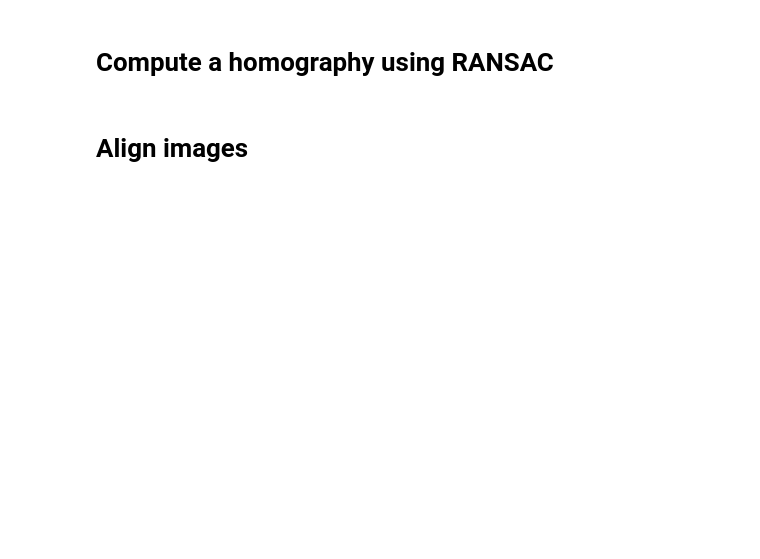
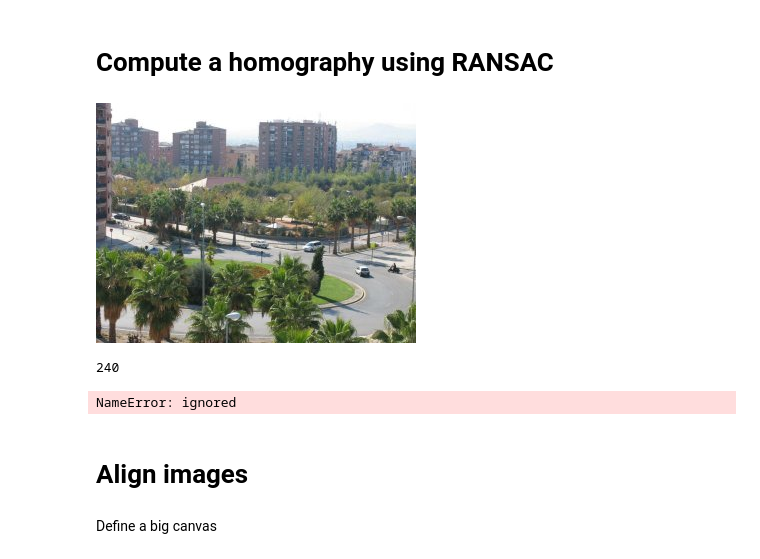
Before and after one commit to RoseSarlake/Computer-Vision, a Jupyter notebook: final.ipynb, the cells around one changed output. Saved outputs shown, nothing was run; the diff lists cells and outputs as text; code cells hidden in the pictures; blank space fills up the shorter version.

```diff
--- a/final.ipynb
+++ b/final.ipynb
@@ -30,4 +161,39 @@ len(images)
+# %%
+# create a matrix to store matching point pairs
+p1 = np.zeros((len(matches), 2))
+p2 = np.zeros((len(matches), 2))
+for i in range(len(matches)):
+  p1[i, :] = kp1[matches[i].queryIdx].pt
+  p2[i, :] = kp2[matches[i].trainIdx].pt
 # %% [markdown]
 # Compute a homography using RANSAC
+# %%
+# compute the homography
+homography, mask = cv2.findHomography(p1, p2, cv2.RANSAC)
+transformed_img = cv2.warpPerspective(images[0], homography, (images[1].shape[1], images[1].shape[0]))
+transformed_img[0:images[1].shape[0], 0:images[1].shape[1]] = images[1]
+cv2_imshow(transformed_img)
+# %% [output]
+[figure, added]
+# %%
+images[1].shape[0]
+# %% [output]
+240
+# %%
+width = images[0].shape[1] + images[1].shape[1]
+height = images[0].shape[0] + images[1].shape[0]
+height, width = img2.shape
+result = cv2.warpPerspective(trainImg, H, (width, height))
+result[0:queryImg.shape[0], 0:queryImg.shape[1]] = queryImg
+
+plt.figure(figsize=(20,10))
+plt.imshow(result)
+
+plt.axis('off')
+plt.show()
+# %% [output]
+NameError: ignored
 # %% [markdown]
 # Align images
+# %% [markdown]
+Define a big canvas
```
Also changed, not shown: parts of 23 cells of this notebook.
